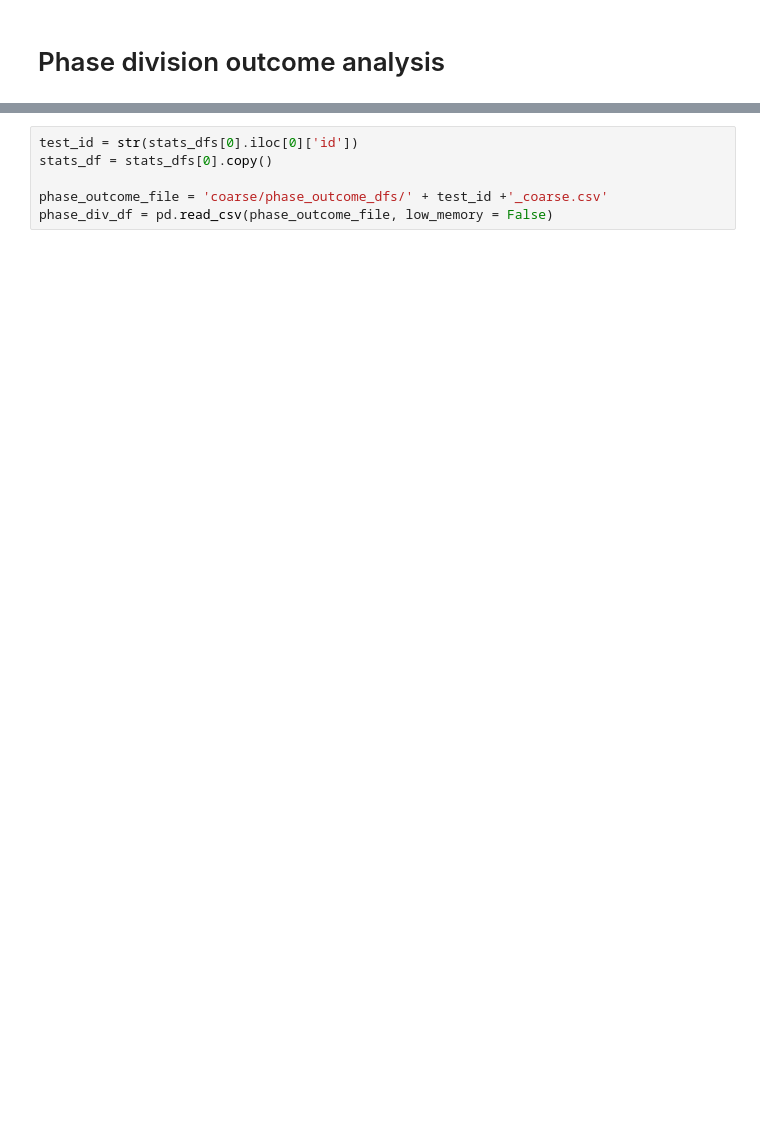
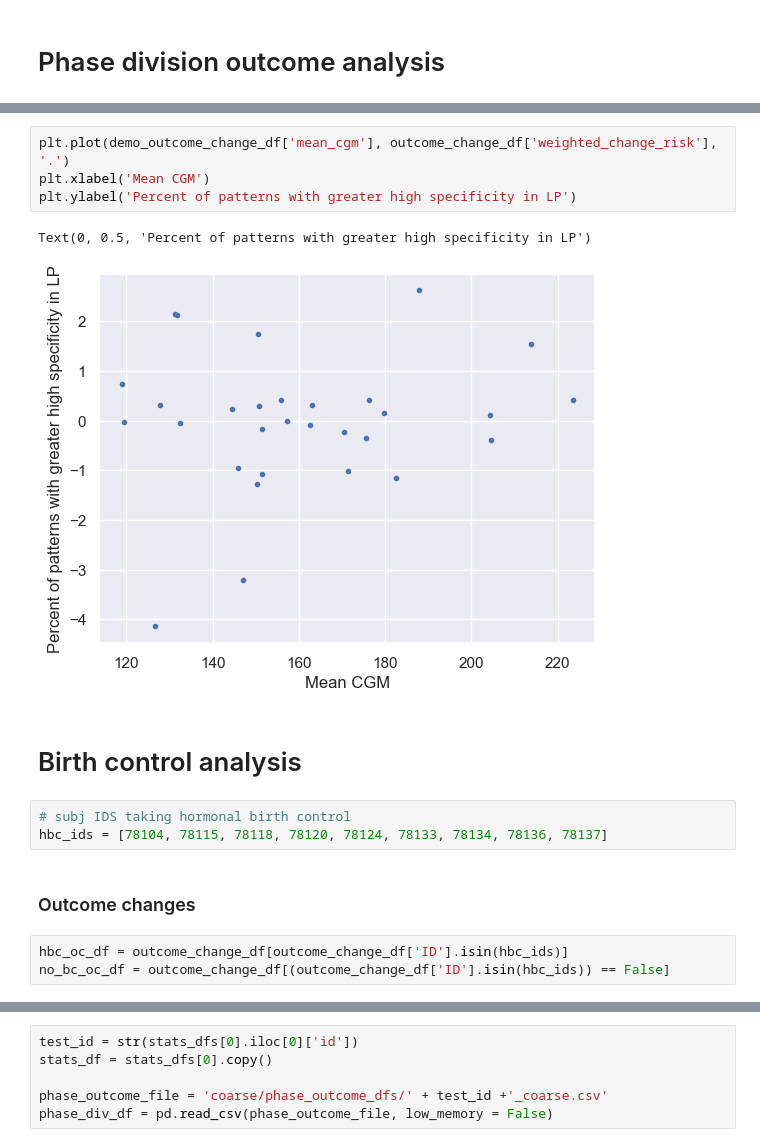
Before and after one commit to carsonmwedding/uva_data, a Jupyter notebook: coarse_analysis.ipynb, the cells around one changed output, grey strips where cells are left out. Saved outputs shown, nothing was run; the diff lists cells and outputs as text; blank space fills up the shorter version.

```diff
--- a/coarse_analysis.ipynb
+++ b/coarse_analysis.ipynb
@@ -137,0 +1338,17 @@ time_div_df = pd.read_csv(time_outcome_file, low_memory = False)
+# %%
+plt.plot(demo_outcome_change_df['mean_cgm'], outcome_change_df['weighted_change_risk'], '.')
+plt.xlabel('Mean CGM')
+plt.ylabel('Percent of patterns with greater high specificity in LP')
+# %% [output]
+Text(0, 0.5, 'Percent of patterns with greater high specificity in LP')
+[figure, added]
+# %% [markdown]
+# Birth control analysis
+# %%
+# subj IDS taking hormonal birth control
+hbc_ids = [78104, 78115, 78118, 78120, 78124, 78133, 78134, 78136, 78137]
+# %% [markdown]
+### Outcome changes
+# %%
+hbc_oc_df = outcome_change_df[outcome_change_df['ID'].isin(hbc_ids)]
+no_bc_oc_df = outcome_change_df[(outcome_change_df['ID'].isin(hbc_ids)) == False]
```
Also changed, not shown: parts of 194 cells of this notebook, 2 other files.
